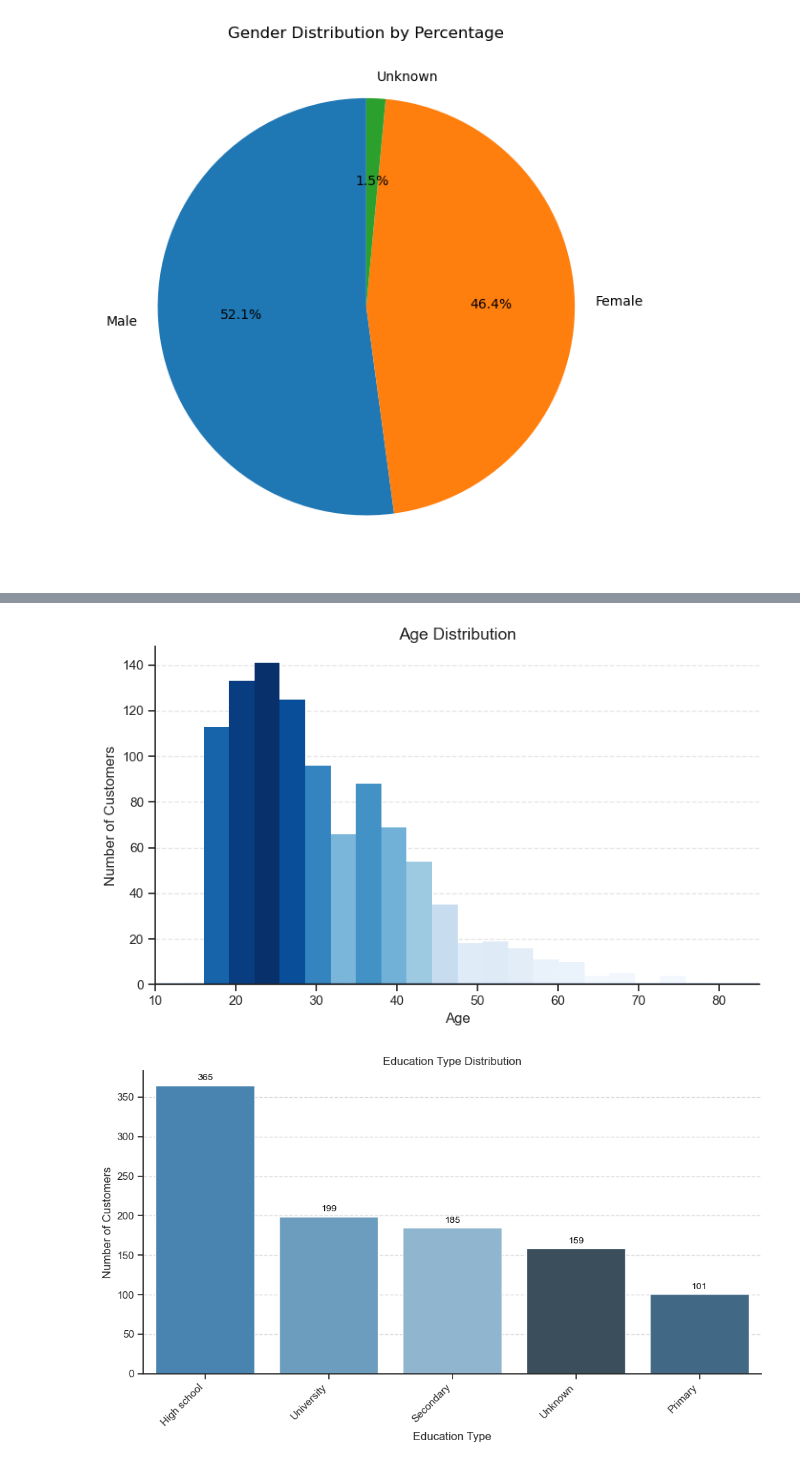
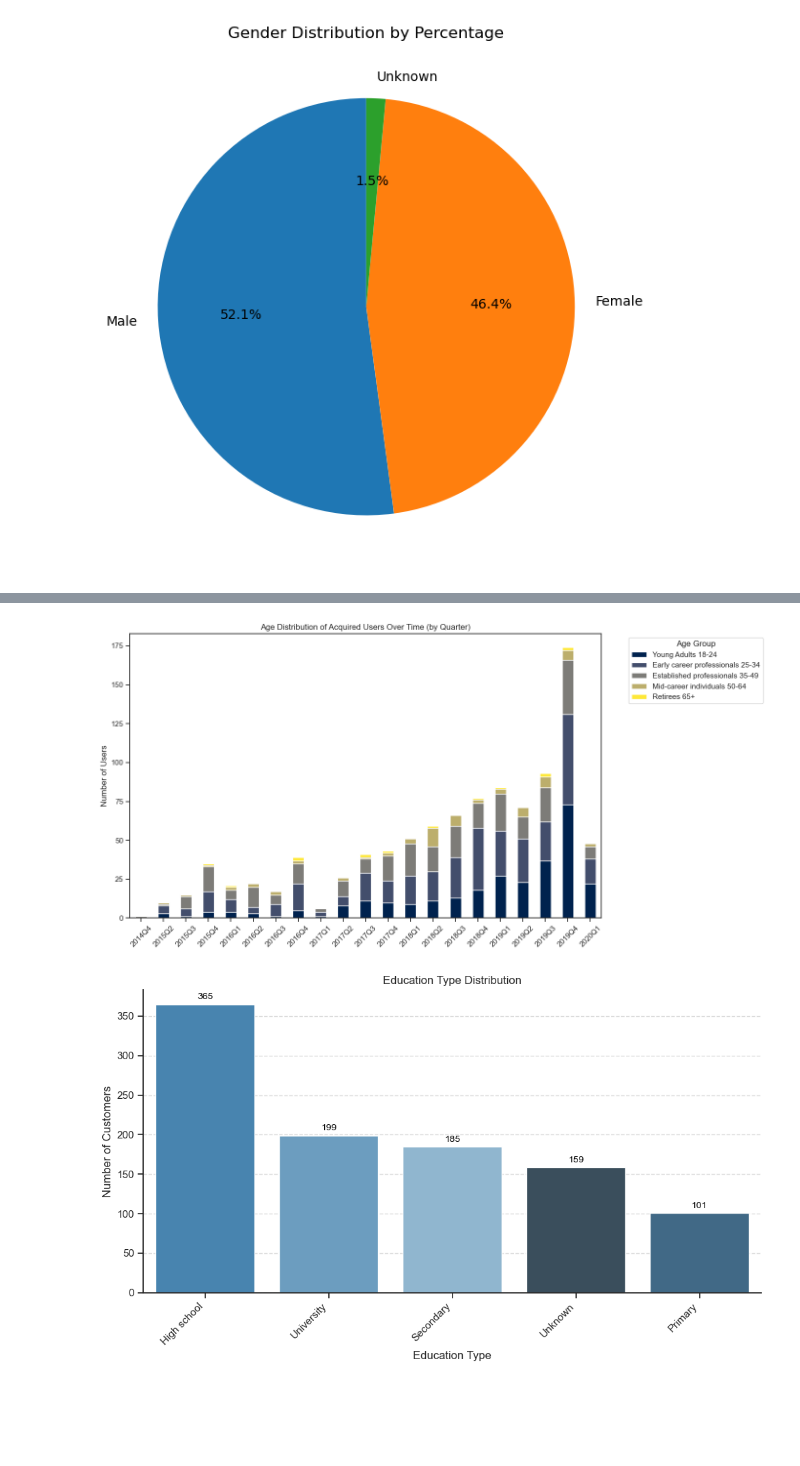
Before and after one commit to akorablov/Project_Twisto, a Jupyter notebook: FinTech_project/2_Demographic_analysis.ipynb, the cells around one changed output, grey strips where cells are left out. Saved outputs shown, nothing was run; the diff lists cells and outputs as text; code cells hidden in the pictures; blank space fills up the shorter version.

```diff
--- a/FinTech_project/2_Demographic_analysis.ipynb
+++ b/FinTech_project/2_Demographic_analysis.ipynb
@@ -192,46 +189,38 @@ plt.show()
 # %%
-plt.figure(figsize=(8, 5))
+# Keep 'year_quarter' as Period dtype (not string)
+df_cmr['year_quarter'] = df_cmr['date_upgr'].dt.to_period('Q')
 
-# Prepare data
-ages = df_cmr['age'].dropna()
-counts, bins = np.histogram(ages, bins=20)
+# Create pivot table (PeriodIndex in columns)
+pivot_table = pd.pivot_table(
+    df_cmr,
+    index='age_group',
+    columns='year_quarter',
+    values='user',
+    aggfunc=pd.Series.nunique,
+    fill_value=0,
+    observed=False
+)
 
-# Normalize counts for color mapping
-norm = plt.Normalize(counts.min(), counts.max())
-cmap = plt.cm.Blues  # gradient colormap
+# Sort columns by period
+pivot_table = pivot_table.sort_index(axis=1)
 
-# Draw histogram bars manually with gradient colors
-for i in range(len(counts)):
-    plt.bar(
-        bins[i], counts[i],
-        width=(bins[i+1] - bins[i]),
-        align="edge",
-        color=cmap(norm(counts[i])),
-        edgecolor="none"
-    )
-
-# Pick the darkest shade (corresponding to max count) for KDE curve
-kde_color = cmap(norm(counts.max()))
-
-sns.kdeplot(ages, color=kde_color, lw=2)
-
-plt.title("Age Distribution", fontsize=14)
-plt.xlabel("Age", fontsize=12)
-plt.ylabel("Number of Customers", fontsize=12)
-
-# X-axis limit
-plt.xlim(10, 85)
-
-# Subtle horizontal gridlines
-plt.gca().yaxis.grid(True, linestyle="--", alpha=0.5)
-
-# Remove spines for cleaner look
-sns.despine(top=True, right=True)
-
-plt.tight_layout()
-plt.show()
+# Columns as strings
+pivot_table.columns = pivot_table.columns.astype(str)
-# %% [output]
-[figure, removed]
+# %%
+plt.figure(figsize=(14, 7))
+
+# Transpose so quarters are on the x-axis, age groups stacked
+pivot_table.T.plot(kind='bar', stacked=True, colormap='cividis', ax=plt.gca())
+
+plt.title('Age Distribution of Acquired Users Over Time (by Quarter)')
+plt.xlabel('')
+plt.ylabel('Number of Users')
+plt.xticks(rotation=45)
+plt.legend(title='Age Group', bbox_to_anchor=(1.05, 1), loc='upper left')
+plt.tight_layout()
+plt.show()
+# %% [output]
+[figure, added]
 # %%
 sns.set_theme(style="ticks", palette="dark:b_r")
 plt.figure(figsize=(10,6))
```
Also changed, not shown: parts of 4 cells of this notebook, 1 other file.
